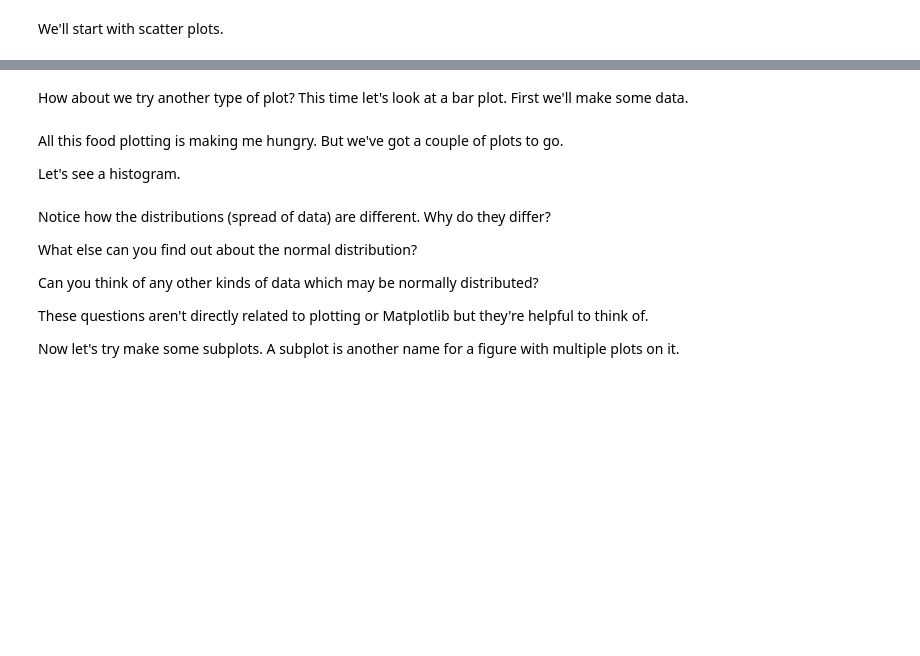
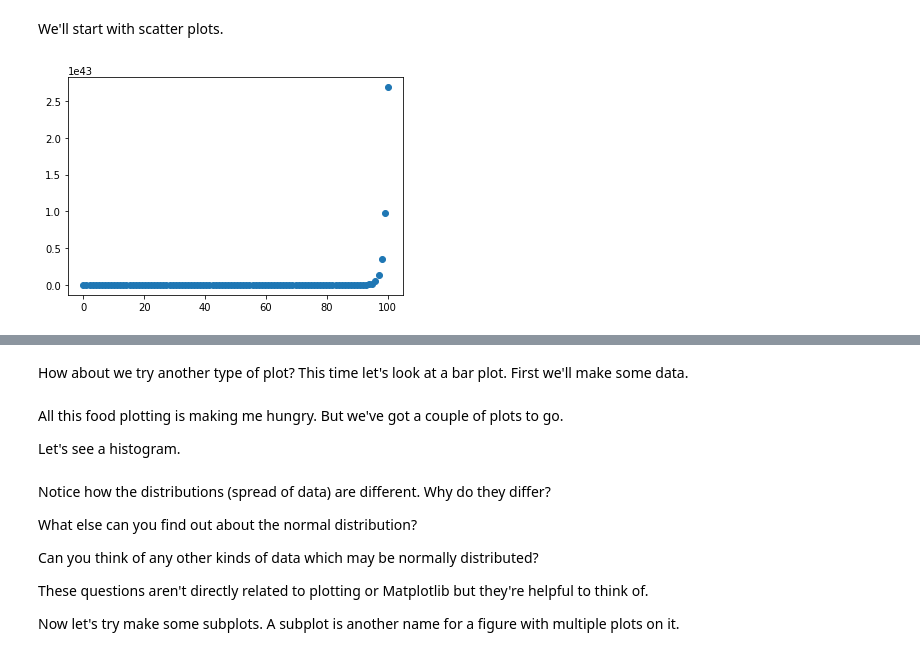
Before and after one commit to idowujames/ZTM_matplotlib_exercise, a Jupyter notebook: matplotlib_exercises.ipynb, the cells around one changed output, grey strips where cells are left out. Saved outputs shown, nothing was run; the diff lists cells and outputs as text; code cells hidden in the pictures; blank space fills up the shorter version.

```diff
--- a/matplotlib_exercises.ipynb
+++ b/matplotlib_exercises.ipynb
@@ -99,5 +105,9 @@ import numpy as np
 We'll start with scatter plots.
 # %%
 # Create a scatter plot of X versus the exponential of X (np.exp(X))
+fig ,ax = plt.subplots()
+ax.scatter(X, np.exp(X));
+# %% [output]
+[figure, added]
 # %%
 # Create a scatter plot of X versus np.sin(X)
```
Also changed, not shown: parts of 3 cells of this notebook.
